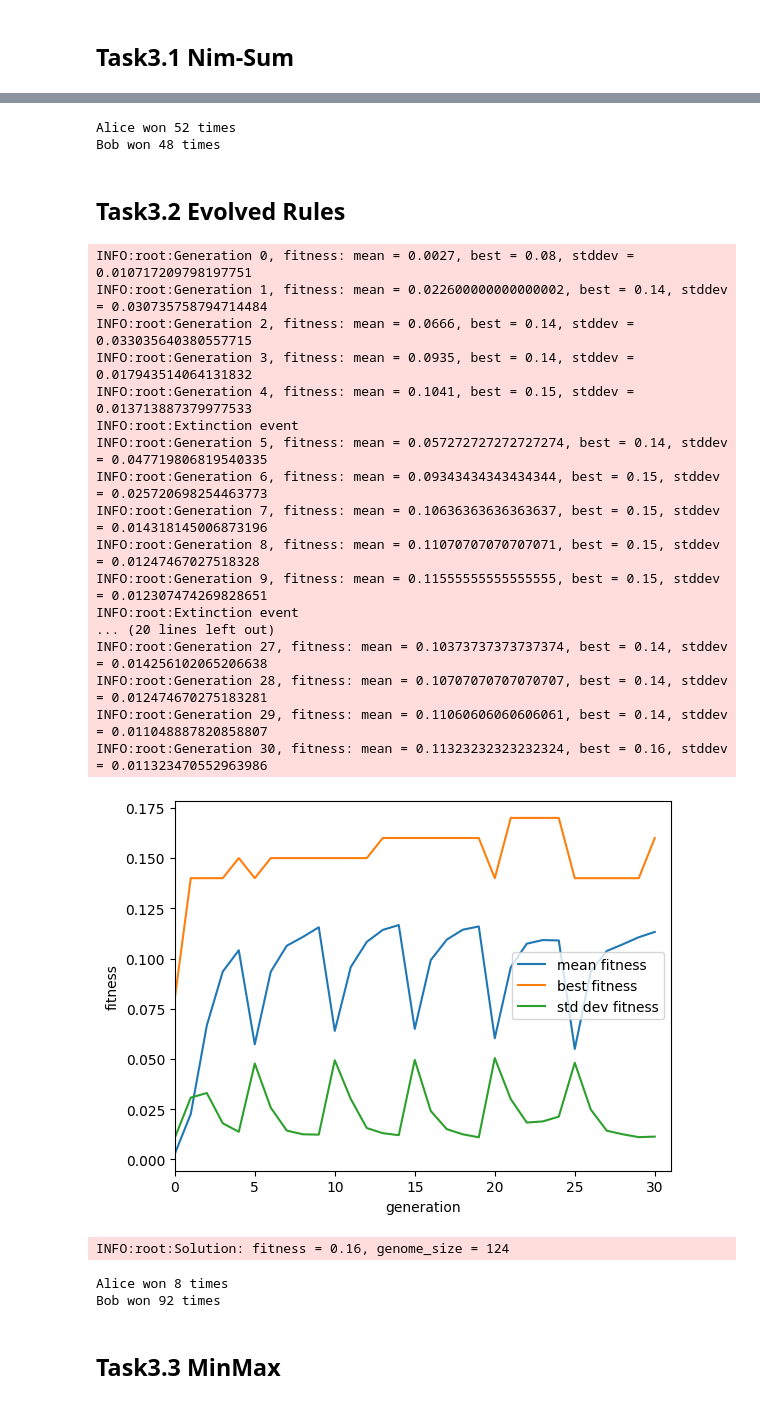
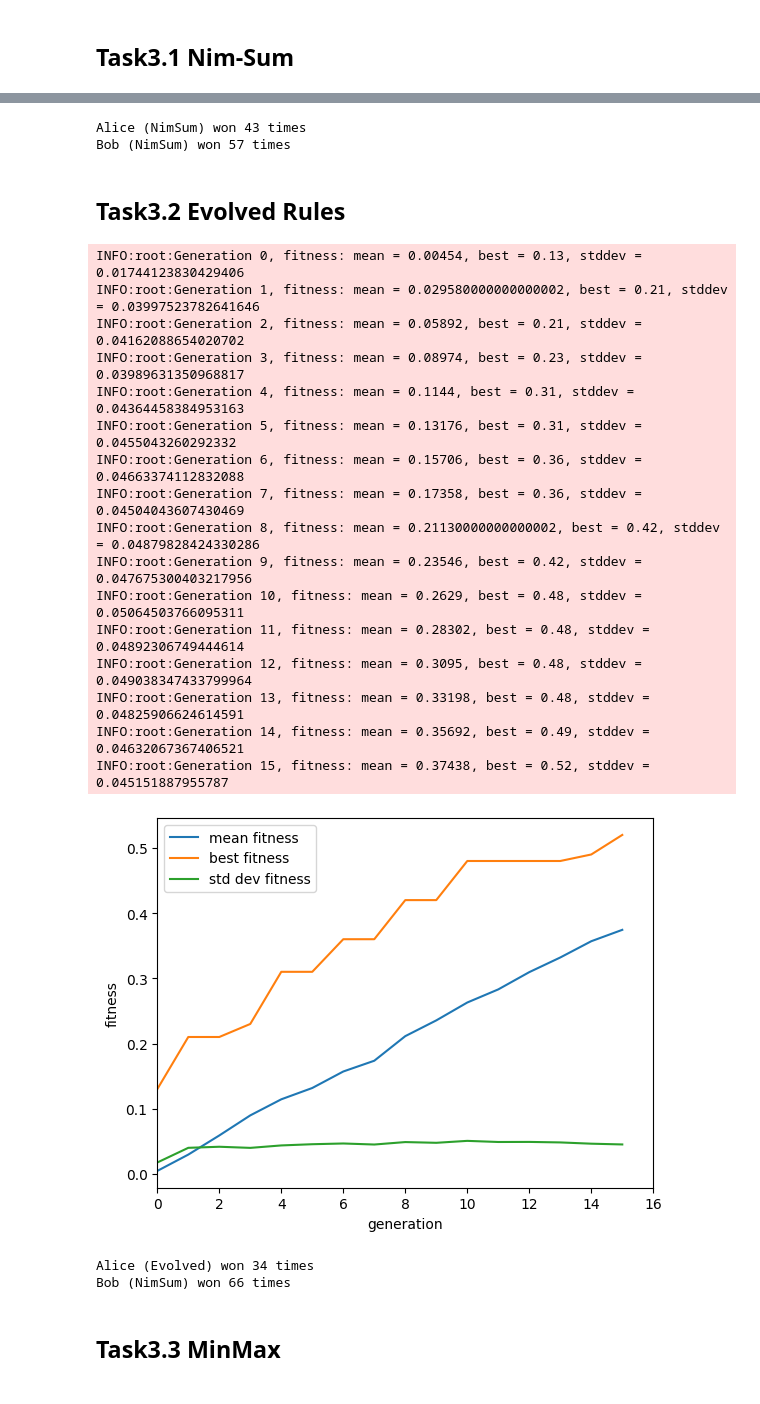
Before and after one commit to LucaBalduzzi/computational_intelligence_lab, a Jupyter notebook: lab3/lab3.ipynb, the cells around one changed output, grey strips where cells are left out. Cells and saved outputs as stored; diff of their text form; code cells hidden in the pictures.

```diff
--- a/lab3/lab3.ipynb
+++ b/lab3/lab3.ipynb
@@ -206,29 +245,31 @@ Bob won 1 times
 # %%
 # trying nim-sum vs nim-sum strategy
 heaps = Nim(N_HEAPS)
-Alice = Player("Alice", nim_sum_strategy)
-Bob = Player("Bob", nim_sum_strategy)
+Alice = Player("Alice (NimSum)", nim_sum_strategy)
+Bob = Player("Bob (NimSum)", nim_sum_strategy)
 winners = match(Alice, Bob, heaps, N_GAMES)
 print_match_result(Alice, Bob, winners)
 # %% [output]
-Alice won 52 times
-Bob won 48 times
+Alice (NimSum) won 43 times
+Bob (NimSum) won 57 times
 # %% [markdown]
 ## Task3.2 Evolved Rules
 # %%
 # parameters
-GENERATIONS = 30
-POP_SIZE = 100
+GENERATIONS = 1_000
+POP_SIZE = 500
 OFFSPR_NUM = 5*POP_SIZE
+FITNESS_N_GAMES = N_GAMES # number of games upon which to evaluate the fitness
 GEN_SIZE_PENALTY = 0 # act as a penalty to the fitness, to prefer smaller genomes (NOT ACTUALLY NEEDED)
-SURVIVOR_FRAC = 1/3 # fraction on survivors after extinction
-EXT_CNT = 5 # number of generations after which an extinction can happen
-NICHES = 3 # number of niches
+SURVIVOR_FRAC = 0.2 # fraction on survivors after extinction
+EXT_CNT = 5 # number of generations after which an extinction can happen, None to deactivate extinction
+NICHES = 5 # number of niches, None to deactivate niches
 ALPHA_XOVER = 0.5 # how much of one parent to pass to the children in crossover
 MAX_GEN_SIZE_RATIO_INIT = 100 # ratio between the max genome size and the number of heaps, used in initialization to roughly control genome size
 FITNESS_STRATEGY = nim_sum_strategy # strategy used to train the algorithm
 MIGRANT_FRAC = 0.1 # fraction of migrants individual in niching
-CONVERGENCE_THRESHOLD = 1 # min increase of the mean fitness below which it is considered converged
+CONVERGENCE_THRESHOLD = 0.01 # min increase of the mean fitness below which it is considered converged, if 1 is always converged, 0 is never
+MAX_BEST_FITNESS = 0.5 # to avoid overfitting
 # %%
 # a condition is represented by a list of numbers + character '#' for don't care
 # with the following meaning: heaps[i] = condition[i] and heaps[i+] = condition[i+] and etc...
@@ -689,34 +736,33 @@ def evolve_nim_strategy(heaps: Nim) -> Genome:
 # %%
 heaps = Nim(N_HEAPS)
-solution = evolve_nim_strategy(heaps)
+solutions = evolve_nim_strategy(heaps)
 
-# test it on a match against a nim-sum strategy
-Alice = EvolutionalPlayer("Alice", solution, evolved_strategy)
-Bob = Player("Bob", nim_sum_strategy)
+# test on a match against a nim-sum strategy
+solution = random.choice(solutions)
+Alice = EvolutionalPlayer("Alice (Evolved)", solution, evolved_strategy)
+Bob = Player("Bob (NimSum)", nim_sum_strategy)
 winners = match( Alice, Bob, heaps, N_GAMES)
 print_match_result(Alice, Bob, winners)
 # %% [output]
-INFO:root:Generation 0, fitness: mean = 0.0027, best = 0.08, stddev = 0.010717209798197751
-INFO:root:Generation 1, fitness: mean = 0.022600000000000002, best = 0.14, stddev = 0.030735758794714484
-INFO:root:Generation 2, fitness: mean = 0.0666, best = 0.14, stddev = 0.033035640380557715
-INFO:root:Generation 3, fitness: mean = 0.0935, best = 0.14, stddev = 0.017943514064131832
-INFO:root:Generation 4, fitness: mean = 0.1041, best = 0.15, stddev = 0.013713887379977533
-INFO:root:Extinction event
-INFO:root:Generation 5, fitness: mean = 0.057272727272727274, best = 0.14, stddev = 0.047719806819540335
-INFO:root:Generation 6, fitness: mean = 0.09343434343434344, best = 0.15, stddev = 0.025720698254463773
-INFO:root:Generation 7, fitness: mean = 0.10636363636363637, best = 0.15, stddev = 0.014318145006873196
-INFO:root:Generation 8, fitness: mean = 0.11070707070707071, best = 0.15, stddev = 0.01247467027518328
-INFO:root:Generation 9, fitness: mean = 0.11555555555555555, best = 0.15, stddev = 0.012307474269828651
-INFO:root:Extinction event
-... (20 lines left out)
-INFO:root:Generation 27, fitness: mean = 0.10373737373737374, best = 0.14, stddev = 0.014256102065206638
-INFO:root:Generation 28, fitness: mean = 0.10707070707070707, best = 0.14, stddev = 0.012474670275183281
-INFO:root:Generation 29, fitness: mean = 0.11060606060606061, best = 0.14, stddev = 0.011048887820858807
-INFO:root:Generation 30, fitness: mean = 0.11323232323232324, best = 0.16, stddev = 0.011323470552963986
+INFO:root:Generation 0, fitness: mean = 0.00454, best = 0.13, stddev = 0.01744123830429406
+INFO:root:Generation 1, fitness: mean = 0.029580000000000002, best = 0.21, stddev = 0.03997523782641646
+INFO:root:Generation 2, fitness: mean = 0.05892, best = 0.21, stddev = 0.04162088654020702
+INFO:root:Generation 3, fitness: mean = 0.08974, best = 0.23, stddev = 0.03989631350968817
+INFO:root:Generation 4, fitness: mean = 0.1144, best = 0.31, stddev = 0.04364458384953163
+INFO:root:Generation 5, fitness: mean = 0.13176, best = 0.31, stddev = 0.0455043260292332
+INFO:root:Generation 6, fitness: mean = 0.15706, best = 0.36, stddev = 0.04663374112832088
+INFO:root:Generation 7, fitness: mean = 0.17358, best = 0.36, stddev = 0.04504043607430469
+INFO:root:Generation 8, fitness: mean = 0.21130000000000002, best = 0.42, stddev = 0.04879828424330286
+INFO:root:Generation 9, fitness: mean = 0.23546, best = 0.42, stddev = 0.047675300403217956
+INFO:root:Generation 10, fitness: mean = 0.2629, best = 0.48, stddev = 0.05064503766095311
+INFO:root:Generation 11, fitness: mean = 0.28302, best = 0.48, stddev = 0.04892306749444614
+INFO:root:Generation 12, fitness: mean = 0.3095, best = 0.48, stddev = 0.049038347433799964
+INFO:root:Generation 13, fitness: mean = 0.33198, best = 0.48, stddev = 0.04825906624614591
+INFO:root:Generation 14, fitness: mean = 0.35692, best = 0.49, stddev = 0.04632067367406521
+INFO:root:Generation 15, fitness: mean = 0.37438, best = 0.52, stddev = 0.045151887955787
-[figure, old version]
+[figure, new version]
-INFO:root:Solution: fitness = 0.16, genome_size = 124
+Alice (Evolved) won 34 times
+Bob (NimSum) won 66 times
-Alice won 8 times
-Bob won 92 times
 # %% [markdown]
 ## Task3.3 MinMax
 # %%
```
Also changed, not shown: parts of 9 cells of this notebook.
